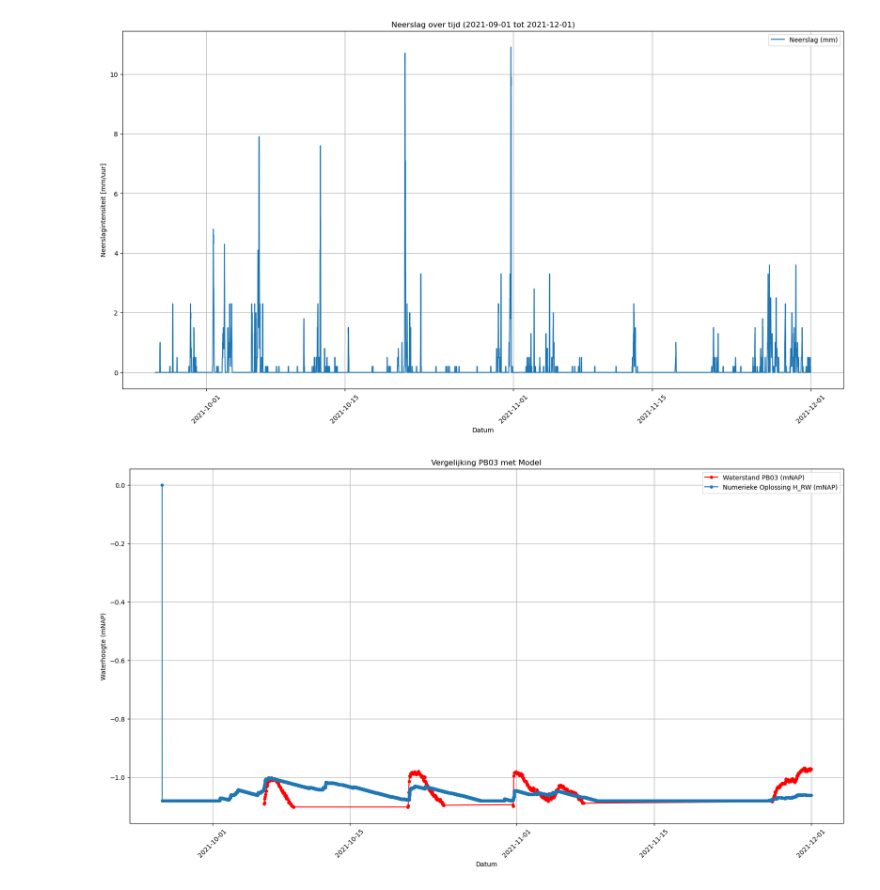
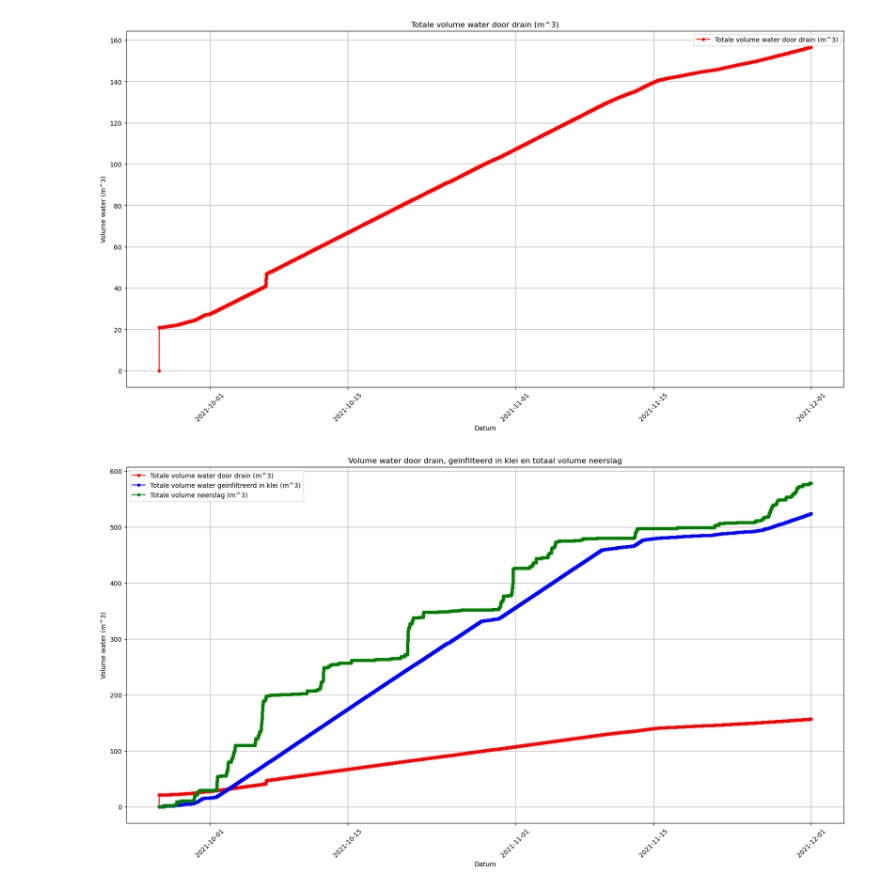
Before and after one commit to Dim277/Casus_waterbergende_weg, a Jupyter notebook: Hypothese_1_afvoer_drain.ipynb, the cells around one changed output. Cells and saved outputs as stored; diff of their text form; code cells hidden in the pictures.

```diff
--- a/Hypothese_1_afvoer_drain.ipynb
+++ b/Hypothese_1_afvoer_drain.ipynb
@@ -65,17 +65,6 @@ df_neerslag['neerslagintensiteit (mm/uur)'].fillna(0, inplace=True)
 # Selecteren van de rijen binnen het gewenste datum bereik
 df_filtered = df_neerslag[(df_neerslag['DateTime'] >= start_datum) & (df_neerslag['DateTime'] <= eind_datum)]
 
-# Plotten van de DateTime tegenover de neerslag voor het gefilterde bereik
-plt.figure(figsize=(20, 10))
-plt.plot(df_filtered["DateTime"], df_filtered["neerslagintensiteit (mm/uur)"], label="Neerslag (mm)")
-plt.title("Neerslag over tijd ({} tot {})".format(start_datum, eind_datum))
-plt.xlabel("Datum")
-plt.ylabel("Neerslagintensiteit [mm/uur]")
-plt.grid(True)
-plt.xticks(rotation=45)
-plt.legend()
-plt.show()
-
 # Uitschakelen van de waarschuwing
 pd.set_option('mode.chained_assignment', None)
 # Omzetten van de neerslag van mm/uur naar m/uur (delen door 1000), daarna van uur naar 5min (delen door 12)
@@ -92,15 +81,17 @@ V_RF = np.zeros(len(t))                     # Array voor het volume water in de
 H_RF = np.zeros(len(t))                     # Array voor de waterhoogte in de rockflow (mNAP)
 V_DZ = np.zeros(len(t))                     # Array voor het volume water in het drainzand (m^3)
 H_DZ = np.zeros(len(t))                     # Array voor de waterhoogte in het drainzand (mNAP)
-Q_DR = np.zeros(len(t))                     # Array voor volumestroom door drain (m^3)
 
+Q_DR = np.zeros(len(t))                     # Array voor totale volumestroom door drain (m^3)
+Q_KL = np.zeros(len(t))                     # Array voor totale volumestroom naar kleipakket (m^3)
+Q_NS = np.zeros(len(t))                     # Array voor totale volumestroom van neerslag (m^3)
 # Initiële conditie
 V_RF[0] = 0.0                               # Initiële volume water in het rockflow (m^3)
 V_DZ[0] = 0.0                               # Initiële volume water in het drainzand (m^3)
 
 # Berekenen waterstroming in waterbergende weg
 for i in range(1, len(t)):
-    if H_RF[i-1] >= -1.08:
+    if H_RF[i-1] > -1.08:
         Q_uit_RF_KL = (L_DZ * 2 * (H_RF[i-1] - Onderkant_RF) + L_DZ * (B_W - B_DZ_B)) * k_KL
     else:
         Q_uit_RF_KL = 0.0
@@ -109,50 +100,49 @@ for i in range(1, len(t)):
     Q_uit_RF = min(V_RF[i-1], A_DZ * k_DZ, VMAX_DZ - V_DZ[i-1]) + Q_uit_RF_KL
 
     if H_RF[i-1] >= -1.0:
         Q_uit_DR = 2 * A_DR * (math.sqrt(2*9.81*(H_RF[i-1]--1))) * 300 + ((L_DZ * 2 * ((H_DZ[i-1] -(Onderkant_DZ))/ math.cos(math.radians(25)))+ (L_DZ * B_DZ_O))) * k_KL
     else:
         Q_uit_DR = 0.0 + ((L_DZ * 2 * ((H_DZ[i-1] -(Onderkant_DZ))/ math.cos(math.radians(25)))+ (L_DZ * B_DZ_O))) * k_KL
 
     Q_in_DZ = min(V_RF[i-1], A_DZ * k_DZ, VMAX_DZ - V_DZ[i-1])
     Q_uit_DZ = min(V_DZ[i-1], Q_uit_DR)
 
     V_RF[i] = (Q_in_RF - Q_uit_RF) * dt + V_RF[i-1]
     H_RF[i] = V_RF[i] / (p_RF * A_RF) + Onderkant_RF
     V_DZ[i] = (Q_in_DZ - Q_uit_DZ) * dt + V_DZ[i-1]
     H_DZ[i] = V_DZ[i] / (p_DZ * A_DZ) + Onderkant_DZ
     Q_DR[i] = Q_DR[i - 1] + Q_uit_DR
+    Q_KL[i] = Q_KL[i - 1] + Q_uit_RF_KL + ((L_DZ * 2 * ((H_DZ[i-1] -(Onderkant_DZ))/ math.cos(math.radians(25)))+ (L_DZ * B_DZ_O))) * k_KL
+    Q_NS[i] = Q_NS[i - 1] + neerslag_lijst[i] * A_afstromend
 
 # Plotten van figuren
-# Inlezen peilbuis 3 (PB03)
-df_PB03 = pd.read_csv('PB03_01122020_01122023.csv', skipinitialspace=True, header=0, sep=';')
-# Aanmaken van een datum kolom
-df_PB03['DateTime'] = pd.to_datetime(df_PB03['result_timestamp'], format='%d-%m-%Y %H:%M')
-# Selecteren van de rijen binnen het gewenste datum bereik
-df_filtered_pb03 = df_PB03[(df_PB03['DateTime'] >= start_datum) & (df_PB03['DateTime'] <= eind_datum)]
-
-# Plotten van de DateTime tegenover het water_level voor PB03
-plt.figure(figsize=(20, 10))
-plt.plot(df_filtered_pb03["DateTime"], df_filtered_pb03["water_level"], label="Waterstand PB03 (mNAP)", color='red', marker='o', markersize=4, linestyle='-')
-
-# Plotten van de waterhoogte in rockflowpakket in dezelfde grafiek als PB03
-plt.plot(df_filtered['DateTime'], H_RF, label='Numerieke Oplossing H_RW (mNAP)', marker='o', markersize=4, linestyle='-')
+# Plot de waterstroom door de drain
+plt.plot(df_filtered['DateTime'], Q_DR, label='Totale volume water door drain (m^3)', marker='o', markersize=4, linestyle='-', color='red')
 plt.xlabel('Datum')
-plt.ylabel('Waterhoogte (mNAP)')
-plt.title('Vergelijking PB03 met Model')
+plt.ylabel('Volume water (m^3)')
+plt.title('Totale volume water door drain (m^3)')
 plt.legend()
 plt.grid(True)
 plt.xticks(rotation=45)
+plt.gcf().set_size_inches(20, 10)
 plt.show()
 
+
 # Plot de waterstroom door de drain
-plt.plot(df_filtered['DateTime'], Q_DR, label='Waterstroom Drain (m^3)', marker='o', markersize=4, linestyle='-', color='red')
+plt.plot(df_filtered['DateTime'], Q_DR, label='Totale volume water door drain (m^3)', marker='o', markersize=4, linestyle='-', color='red')
+# Plot de waterstroom door Q_KL
+plt.plot(df_filtered['DateTime'], Q_KL, label='Totale volume water geïnfiltreerd in klei (m^3)', marker='o', markersize=4, linestyle='-', color='blue')
+# Plot de waterstroom door Q_NS
+plt.plot(df_filtered['DateTime'], Q_NS, label='Totale volume neerslag (m^3)', marker='o', markersize=4, linestyle='-', color='green')
+
 plt.xlabel('Datum')
-plt.ylabel('Waterstroom m^3')
-plt.title('Volume waterstroom door Drain')
+plt.ylabel('Volume water (m^3)')
+plt.title('Volume water door drain, geïnfilteerd in klei en totaal volume neerslag')
 plt.legend()
 plt.grid(True)
 plt.xticks(rotation=45)
+plt.gcf().set_size_inches(20, 10)
 plt.show()
 # %% [output]
-[figure, old version]
+[figure, new version]
-[figure, old version]
+[figure, new version]
```
Also changed, not shown: parts of 1 cell of this notebook.
